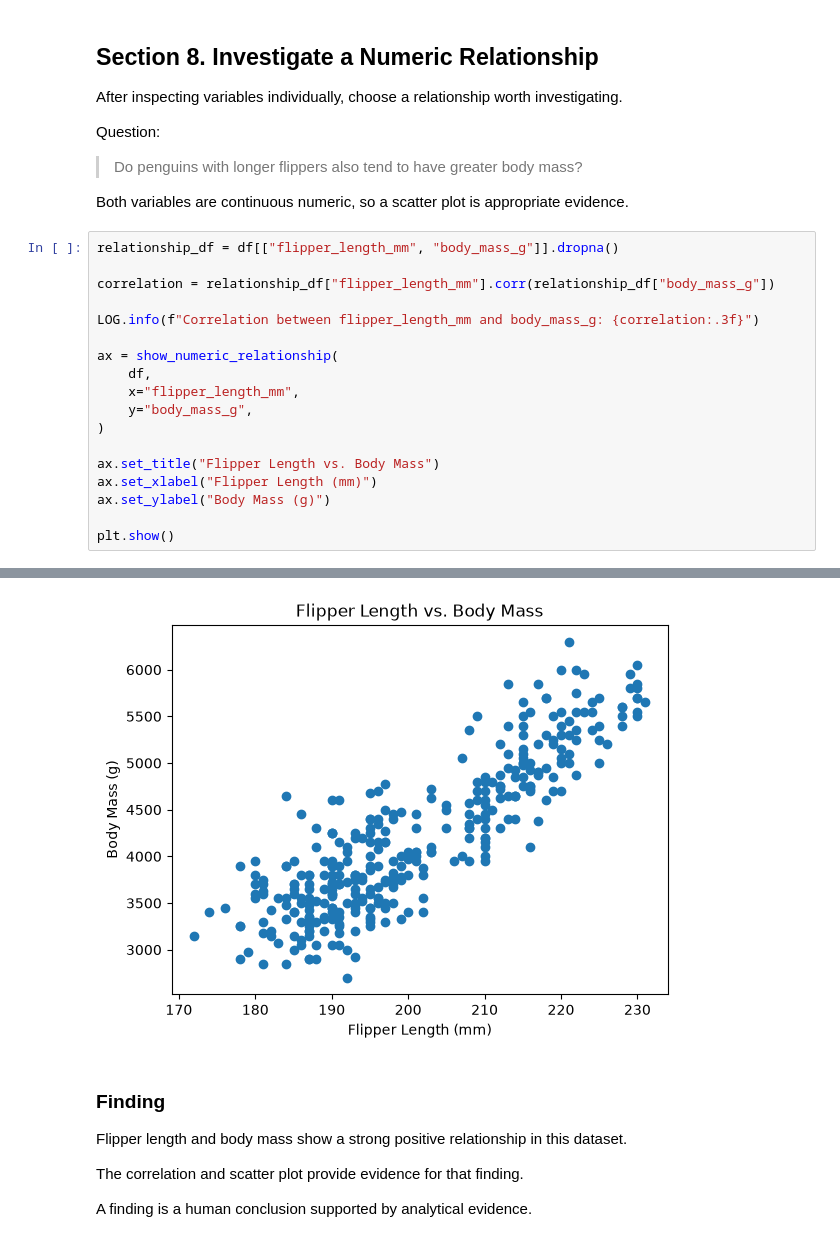
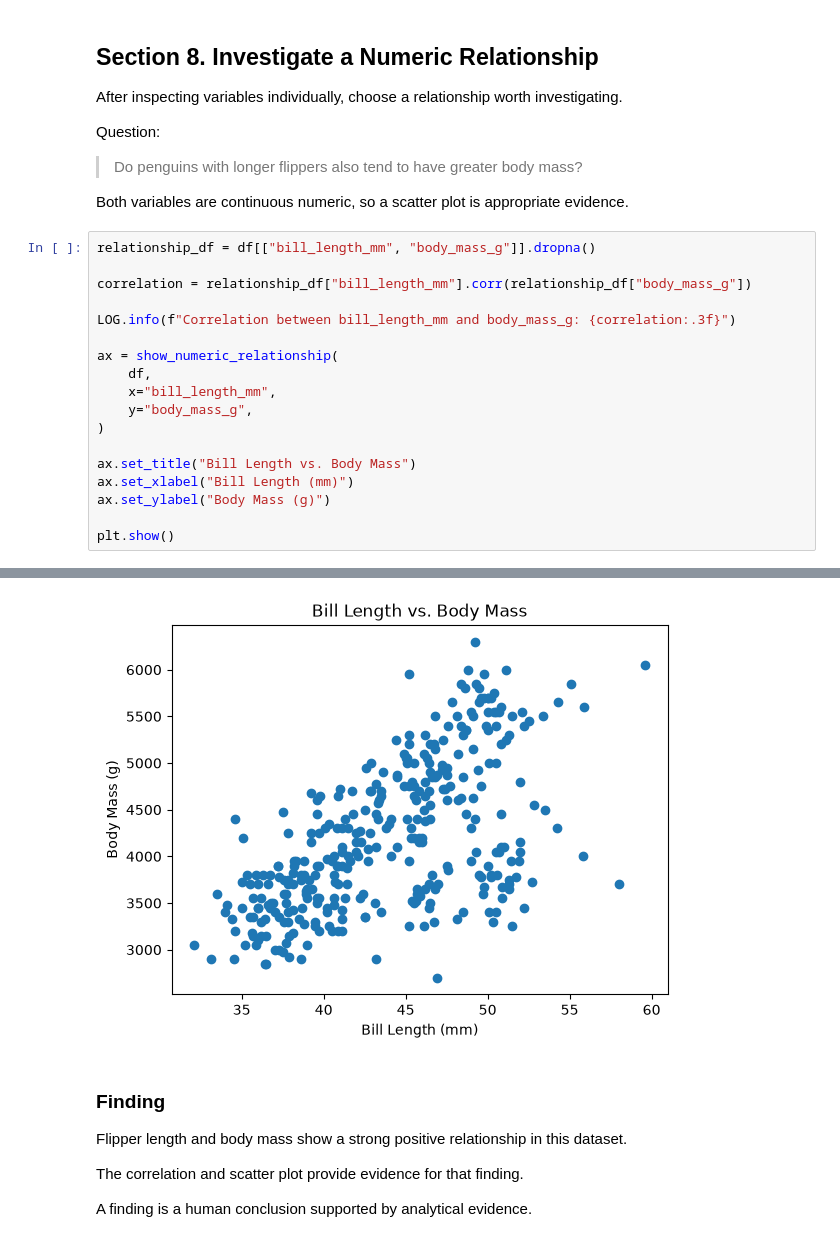
Before and after one commit to SAnderson1618/datafun-04-eda, a Jupyter notebook: notebooks/eda.ipynb, the cells around one changed output, grey strips where cells are left out. Saved outputs shown, nothing was run; the diff lists cells and outputs as text.

Commit message:
Phase 2: Update relationship analysis to bill length

```diff
--- a/notebooks/eda.ipynb
+++ b/notebooks/eda.ipynb
@@ -323,20 +323,20 @@ Question:
 
 Both variables are continuous numeric, so a scatter plot is appropriate evidence.
 # %%
-relationship_df = df[["flipper_length_mm", "body_mass_g"]].dropna()
+relationship_df = df[["bill_length_mm", "body_mass_g"]].dropna()
 
-correlation = relationship_df["flipper_length_mm"].corr(relationship_df["body_mass_g"])
+correlation = relationship_df["bill_length_mm"].corr(relationship_df["body_mass_g"])
 
-LOG.info(f"Correlation between flipper_length_mm and body_mass_g: {correlation:.3f}")
+LOG.info(f"Correlation between bill_length_mm and body_mass_g: {correlation:.3f}")
 
 ax = show_numeric_relationship(
     df,
-    x="flipper_length_mm",
+    x="bill_length_mm",
     y="body_mass_g",
 )
 
-ax.set_title("Flipper Length vs. Body Mass")
-ax.set_xlabel("Flipper Length (mm)")
+ax.set_title("Bill Length vs. Body Mass")
+ax.set_xlabel("Bill Length (mm)")
 ax.set_ylabel("Body Mass (g)")
 
 plt.show()
@@ -345,4 +345,4 @@ plt.show()
-[figure, old version]
+[figure, new version]
 # %% [markdown]
 ### Finding
 
```
Also changed, not shown: parts of 6 cells of this notebook, 11 other files.
